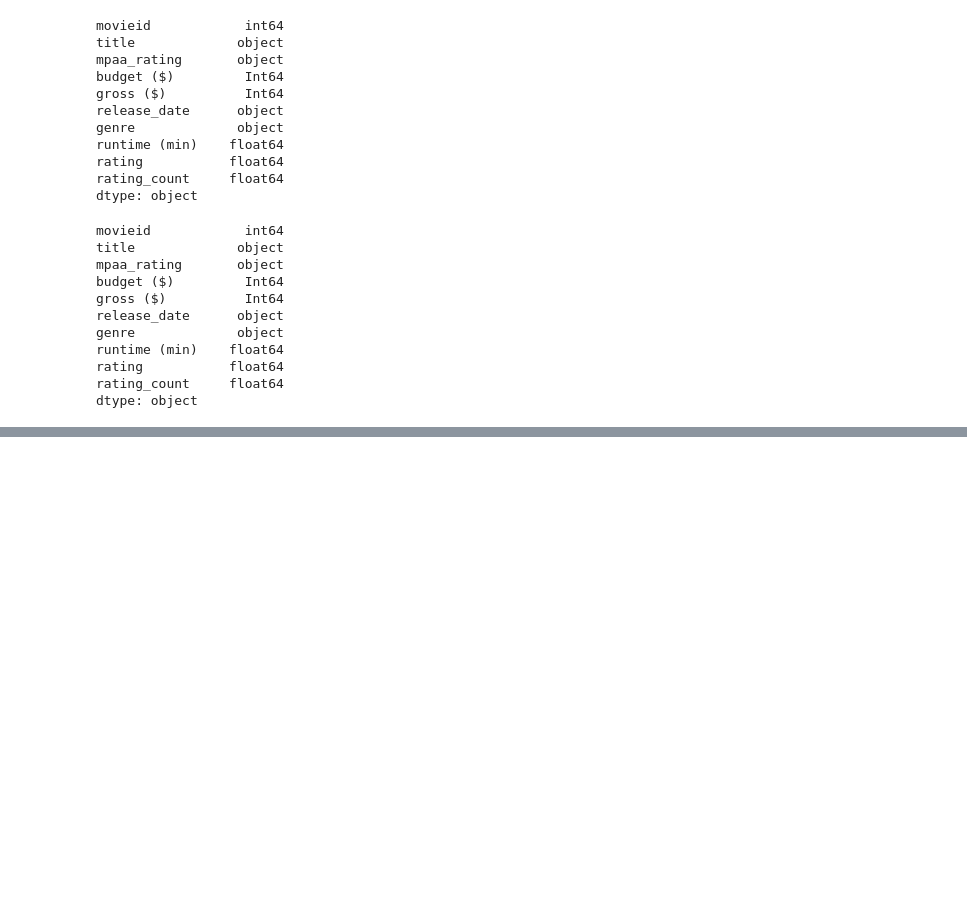
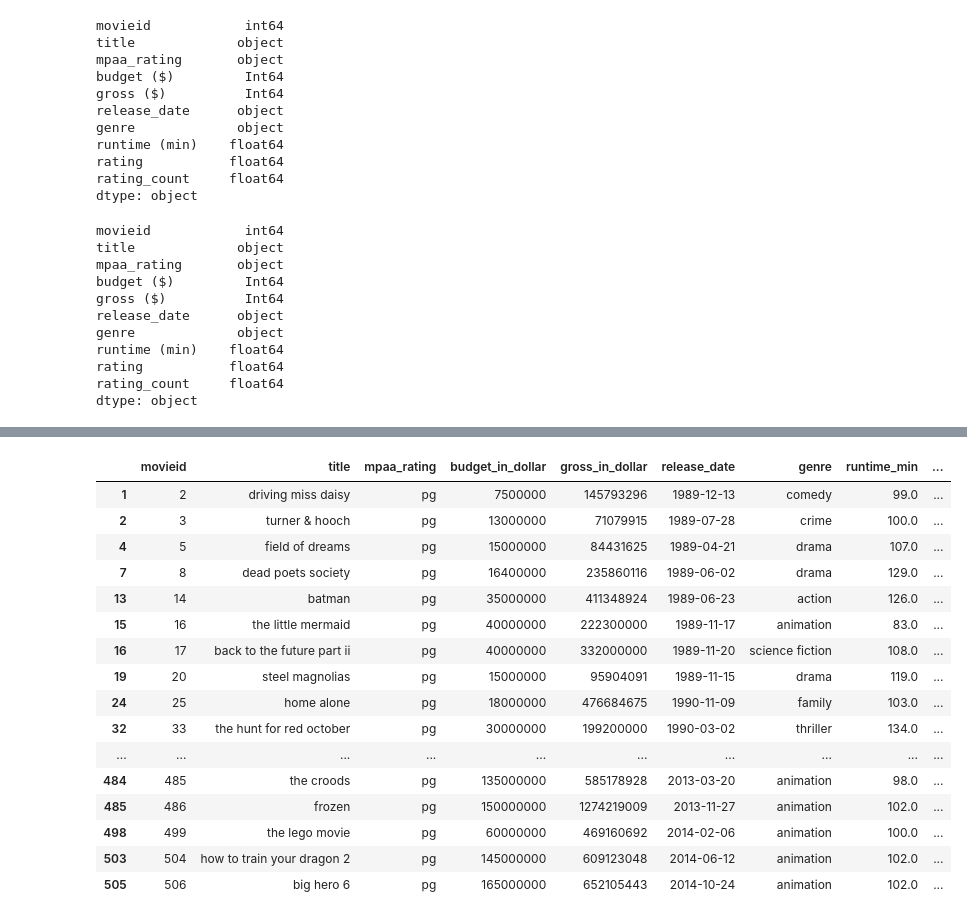
Before and after one commit to gabriela-arlt/Python-Beginner, a Jupyter notebook: pandas_beginners.ipynb, the cells around one changed output, grey strips where cells are left out. Saved outputs shown, nothing was run; the diff lists cells and outputs as text; code cells hidden in the pictures; blank space fills up the shorter version.

Commit message:
filters

```diff
--- a/pandas_beginners.ipynb
+++ b/pandas_beginners.ipynb
@@ -314,8 +316,8 @@ df_final["budget ($)"].astype("Int64")
 614    356000000
 Name: budget ($), Length: 615, dtype: Int64
 # %%
-convert_dict = {'budget ($)': 'Int64',
-                'gross ($)': 'Int64'
+convert_dict = {'budget_$': 'Int64',
+                'gross_$': 'Int64'
                 }
 
 df_integers = df_final.astype(convert_dict)
@@ -393,0 +391,4 @@ dtype: object
+# %%
+df_integers.rename({'budget_$':'budget$'}, axis=1, inplace=True)
+df_integers.rename({'gross_$':'gross$'}, axis=1, inplace=True)
+df_integers.rename({'runtime (min)':'runtime_min'}, axis=1, inplace=True)
@@ -393,0 +411,4 @@ dtype: object
+# %%
+df_integers.rename({'budget$':'budget_in_dollar'}, axis=1, inplace=True)
+df_integers.rename({'gross$':'gross_in_dollar'}, axis=1, inplace=True)
+df_integers.rename({'runtime (min)':'runtime_min'}, axis=1, inplace=True)
@@ -393,0 +478,22 @@ dtype: object
+# %%
+#show the movies with more than 7 in Rating & greater than 50 million Gross & with Parental guidance as MPAA Rating
+filtered_df_integers=df_integers[(df_integers['rating'] > 7) & (df_integers['gross_in_dollar'] >50000000) & (df_integers['mpaa_rating']== 'pg')]
+filtered_df_integers
+# %% [output]
+|  | movieid | title | mpaa_rating | budget_in_dollar | gross_in_dollar | release_date | genre | runtime_min | ... |
+| 1 | 2 | driving miss daisy | pg | 7500000 | 145793296 | 1989-12-13 | comedy | 99.0 | ... |
+| 2 | 3 | turner & hooch | pg | 13000000 | 71079915 | 1989-07-28 | crime | 100.0 | ... |
+| 4 | 5 | field of dreams | pg | 15000000 | 84431625 | 1989-04-21 | drama | 107.0 | ... |
+| 7 | 8 | dead poets society | pg | 16400000 | 235860116 | 1989-06-02 | drama | 129.0 | ... |
+| 13 | 14 | batman | pg | 35000000 | 411348924 | 1989-06-23 | action | 126.0 | ... |
+| 15 | 16 | the little mermaid | pg | 40000000 | 222300000 | 1989-11-17 | animation | 83.0 | ... |
+| 16 | 17 | back to the future part ii | pg | 40000000 | 332000000 | 1989-11-20 | science fiction | 108.0 | ... |
+| 19 | 20 | steel magnolias | pg | 15000000 | 95904091 | 1989-11-15 | drama | 119.0 | ... |
+| 24 | 25 | home alone | pg | 18000000 | 476684675 | 1990-11-09 | family | 103.0 | ... |
+| 32 | 33 | the hunt for red october | pg | 30000000 | 199200000 | 1990-03-02 | thriller | 134.0 | ... |
+| ... | ... | ... | ... | ... | ... | ... | ... | ... | ... |
+| 484 | 485 | the croods | pg | 135000000 | 585178928 | 2013-03-20 | animation | 98.0 | ... |
+| 485 | 486 | frozen | pg | 150000000 | 1274219009 | 2013-11-27 | animation | 102.0 | ... |
+| 498 | 499 | the lego movie | pg | 60000000 | 469160692 | 2014-02-06 | animation | 100.0 | ... |
+| 503 | 504 | how to train your dragon 2 | pg | 145000000 | 609123048 | 2014-06-12 | animation | 102.0 | ... |
+| 505 | 506 | big hero 6 | pg | 165000000 | 652105443 | 2014-10-24 | animation | 102.0 | ... |
```
Also changed, not shown: parts of 13 cells of this notebook.
